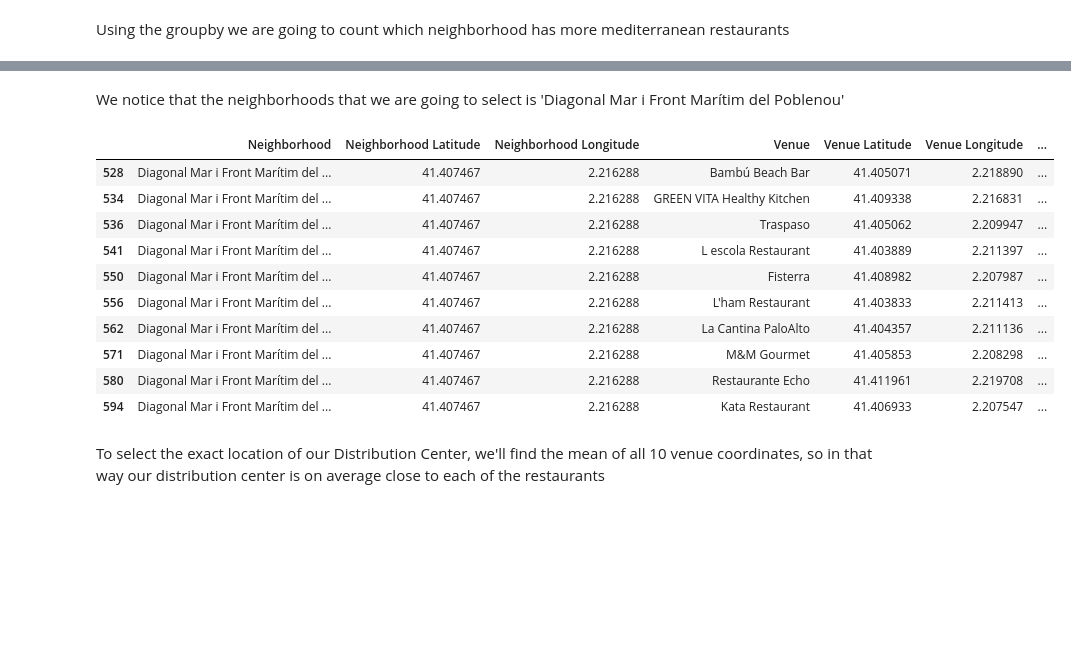
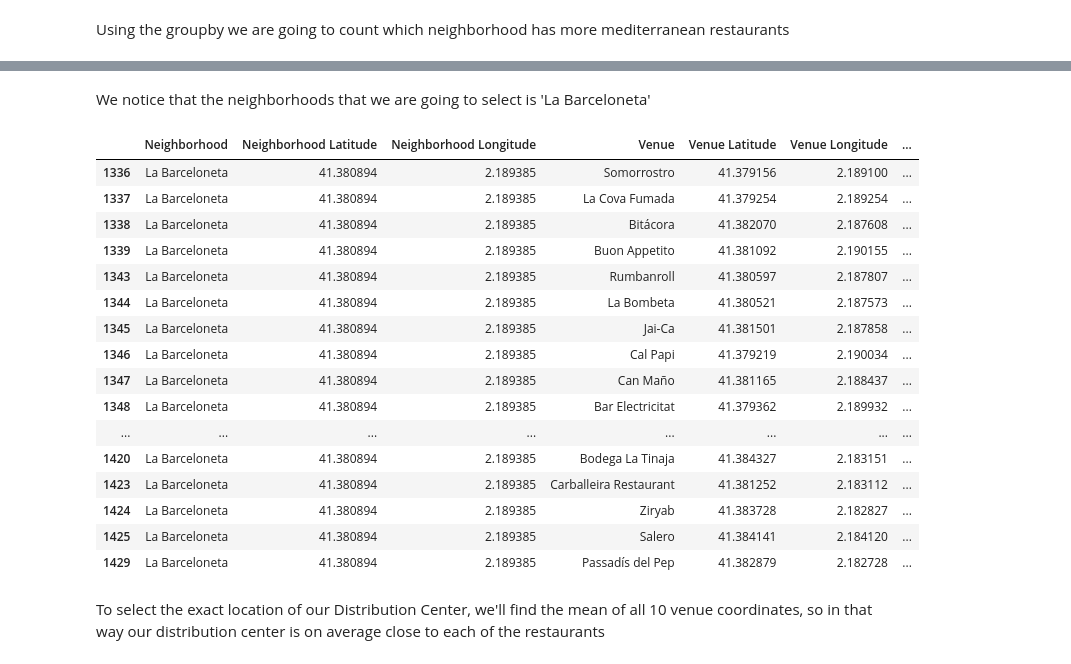
Before and after one commit to FranMorillo/Capstone_Project, a Jupyter notebook: Distribution Center for Mediterranean Restaurants.ipynb, the cells around one changed output, grey strips where cells are left out. Cells and saved outputs as stored; diff of their text form; code cells hidden in the pictures; blank space fills up the shorter version.

```diff
--- a/Distribution Center for Mediterranean Restaurants.ipynb
+++ b/Distribution Center for Mediterranean Restaurants.ipynb
@@ -142,7 +177,7 @@ Using a for loop and geocode we obtain the coordinates of the remaining Neighbor
 # %%
 Latitude=[]
 Longitude=[]
-for x in range(0,60):
+for x in range(0,54):
     Location=Barcelona.loc[x]
     url = 'https://maps.googleapis.com/maps/api/geocode/json?key={}&address={}'.format(API_key, Location)
     response = requests.get(url).json()
@@ -305,8 +341,8 @@ Barcelona_onehot.head()
 # %%
 # move neighborhood column to the first column
 colnames = Barcelona_onehot.columns.tolist()
-#print(colnames.index('Neighborhood'))
-fixed_columns = [Barcelona_onehot.columns[192]] + list(Barcelona_onehot.columns[:192])
+print(colnames.index('Neighborhood'))
+fixed_columns = [Barcelona_onehot.columns[180]] + list(Barcelona_onehot.columns[:180])
 Barcelona_onehot = Barcelona_onehot[fixed_columns]
 Barcelona_onehot.head()
 # %% [output]
@@ -395,7 +434,7 @@ Then we intercept all the vertical lines that are right below of the horizontal
 # %%
 # set number of clusters
 
-kclusters = 5
+kclusters = 3
 
 Barcelona_grouped_clustering = Barcelona_grouped.drop('Neighborhood', 1)
 
@@ -560,7 +611,7 @@ Cluster_0_venues.head()
 # %% [markdown]
 Now we'll only keep the data of the mediterranean venues
 # %%
-Med=Cluster_0_venues[Cluster_0_venues['Venue Category'].str.contains("Mediterranean")]
+Med=Cluster_0_venues[Cluster_0_venues['Venue Category'].str.contains("Restaurant")]
 # %% [markdown]
 Using the groupby we are going to count which neighborhood has more mediterranean restaurants
 # %%
@@ -587,20 +638,26 @@ Med.groupby('Neighborhood').count()
 # %% [markdown]
-We notice that the neighborhoods that we are going to select is 'Diagonal Mar i Front Marítim del Poblenou'
+We notice that the neighborhoods that we are going to select is 'La Barceloneta'
 # %%
-Diagonal_mar=Med[Med['Neighborhood'].str.contains("Diagonal")]
-Diagonal_mar
+Barceloneta=Med[Med['Neighborhood'].str.contains("Barceloneta")]
+Barceloneta
 # %% [output]
 |  | Neighborhood | Neighborhood Latitude | Neighborhood Longitude | Venue | Venue Latitude | Venue Longitude | ... |
-| 528 | Diagonal Mar i Front Marítim del ... | 41.407467 | 2.216288 | Bambú Beach Bar | 41.405071 | 2.218890 | ... |
-| 534 | Diagonal Mar i Front Marítim del ... | 41.407467 | 2.216288 | GREEN VITA Healthy Kitchen | 41.409338 | 2.216831 | ... |
-| 536 | Diagonal Mar i Front Marítim del ... | 41.407467 | 2.216288 | Traspaso | 41.405062 | 2.209947 | ... |
-| 541 | Diagonal Mar i Front Marítim del ... | 41.407467 | 2.216288 | L escola Restaurant | 41.403889 | 2.211397 | ... |
-| 550 | Diagonal Mar i Front Marítim del ... | 41.407467 | 2.216288 | Fisterra | 41.408982 | 2.207987 | ... |
-| 556 | Diagonal Mar i Front Marítim del ... | 41.407467 | 2.216288 | L'ham Restaurant | 41.403833 | 2.211413 | ... |
-| 562 | Diagonal Mar i Front Marítim del ... | 41.407467 | 2.216288 | La Cantina PaloAlto | 41.404357 | 2.211136 | ... |
-| 571 | Diagonal Mar i Front Marítim del ... | 41.407467 | 2.216288 | M&M Gourmet | 41.405853 | 2.208298 | ... |
-| 580 | Diagonal Mar i Front Marítim del ... | 41.407467 | 2.216288 | Restaurante Echo | 41.411961 | 2.219708 | ... |
-| 594 | Diagonal Mar i Front Marítim del ... | 41.407467 | 2.216288 | Kata Restaurant | 41.406933 | 2.207547 | ... |
+| 1336 | La Barceloneta | 41.380894 | 2.189385 | Somorrostro | 41.379156 | 2.189100 | ... |
+| 1337 | La Barceloneta | 41.380894 | 2.189385 | La Cova Fumada | 41.379254 | 2.189254 | ... |
+| 1338 | La Barceloneta | 41.380894 | 2.189385 | Bitácora | 41.382070 | 2.187608 | ... |
+| 1339 | La Barceloneta | 41.380894 | 2.189385 | Buon Appetito | 41.381092 | 2.190155 | ... |
+| 1343 | La Barceloneta | 41.380894 | 2.189385 | Rumbanroll | 41.380597 | 2.187807 | ... |
+| 1344 | La Barceloneta | 41.380894 | 2.189385 | La Bombeta | 41.380521 | 2.187573 | ... |
+| 1345 | La Barceloneta | 41.380894 | 2.189385 | Jai-Ca | 41.381501 | 2.187858 | ... |
+| 1346 | La Barceloneta | 41.380894 | 2.189385 | Cal Papi | 41.379219 | 2.190034 | ... |
+| 1347 | La Barceloneta | 41.380894 | 2.189385 | Can Maño | 41.381165 | 2.188437 | ... |
+| 1348 | La Barceloneta | 41.380894 | 2.189385 | Bar Electricitat | 41.379362 | 2.189932 | ... |
+| ... | ... | ... | ... | ... | ... | ... | ... |
+| 1420 | La Barceloneta | 41.380894 | 2.189385 | Bodega La Tinaja | 41.384327 | 2.183151 | ... |
+| 1423 | La Barceloneta | 41.380894 | 2.189385 | Carballeira Restaurant | 41.381252 | 2.183112 | ... |
+| 1424 | La Barceloneta | 41.380894 | 2.189385 | Ziryab | 41.383728 | 2.182827 | ... |
+| 1425 | La Barceloneta | 41.380894 | 2.189385 | Salero | 41.384141 | 2.184120 | ... |
+| 1429 | La Barceloneta | 41.380894 | 2.189385 | Passadís del Pep | 41.382879 | 2.182728 | ... |
 # %% [markdown]
 To select the exact location of our Distribution Center, we'll find the mean of all 10 venue coordinates, so in that way our distribution center is on average close to each of the restaurants
 # %%
```
Also changed, not shown: parts of 28 cells of this notebook.
